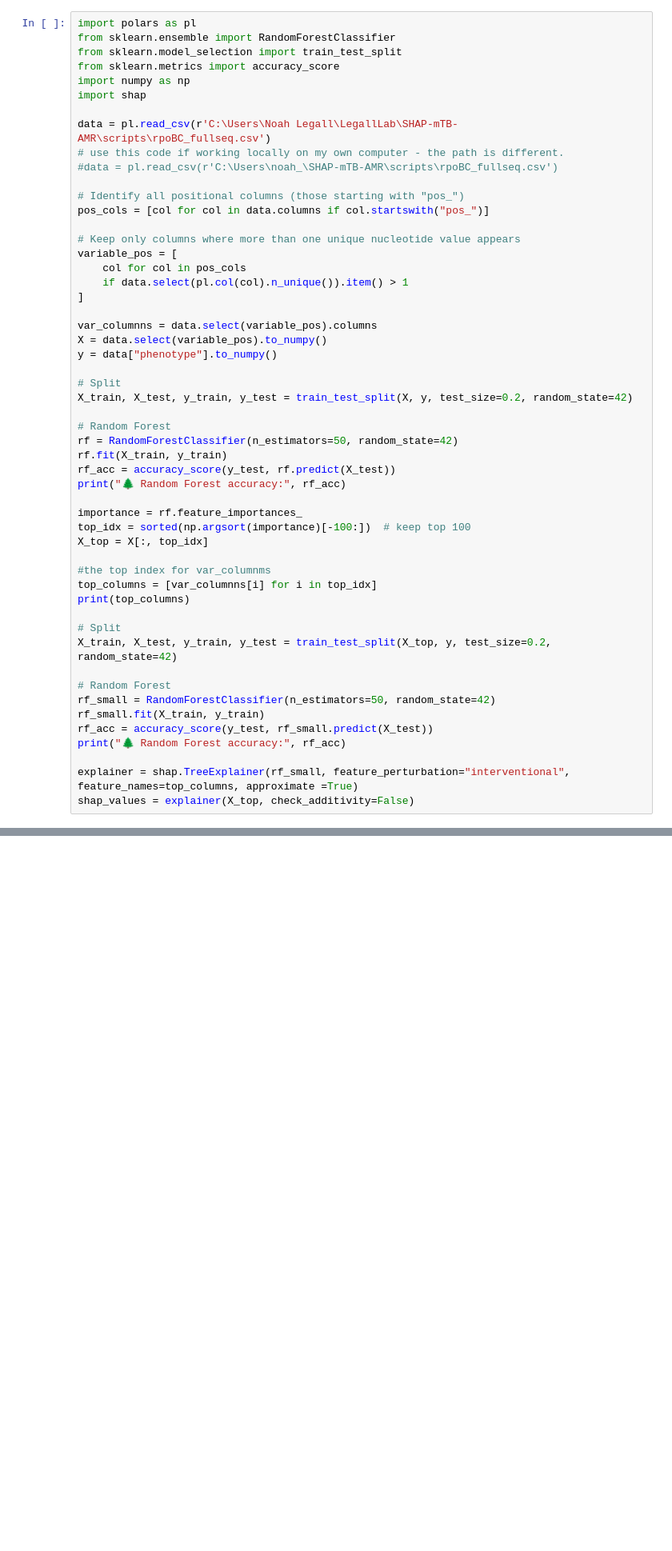
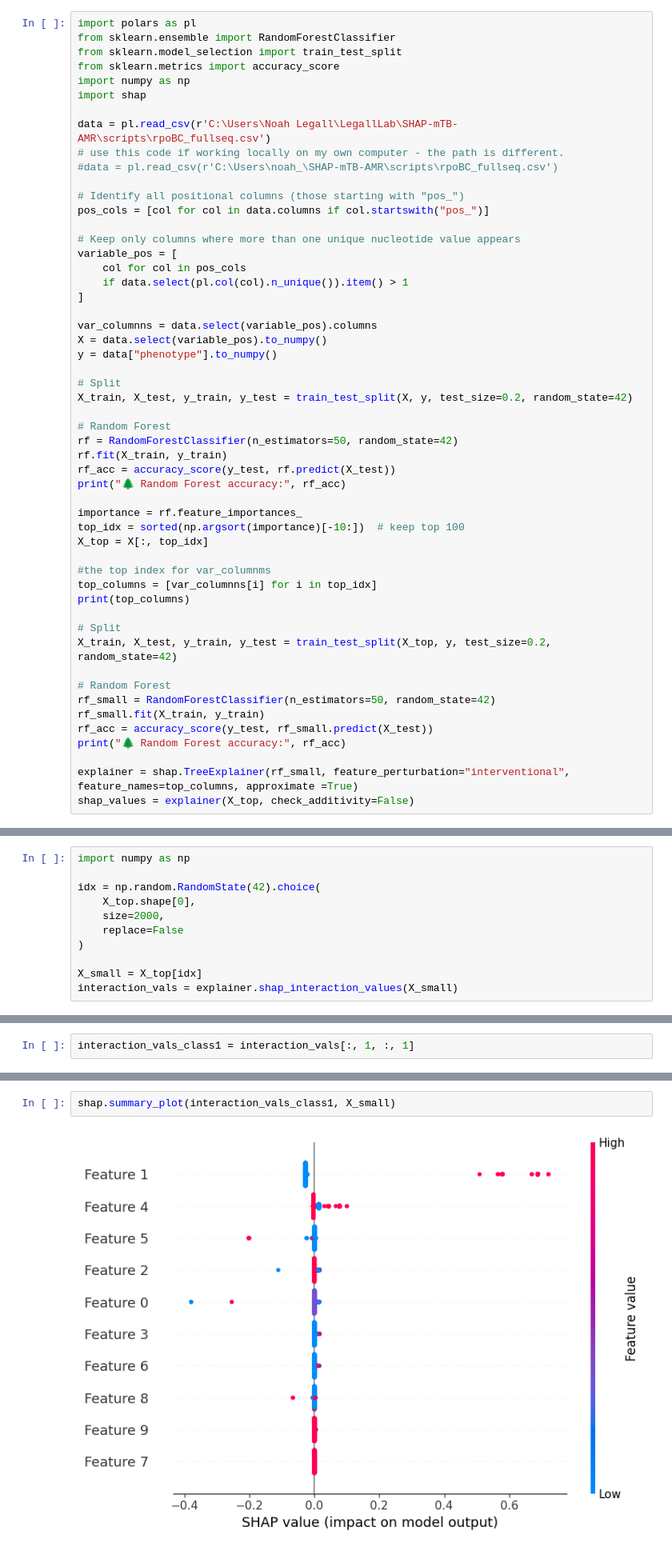
Before and after one commit to Legall-Lab/SHAP-mTB-AMR, a Jupyter notebook: scripts/interaction_analysis.ipynb, the cells around one changed output, grey strips where cells are left out. Shown at 80% size. Saved outputs shown, nothing was run; the diff lists cells and outputs as text; blank space fills up the shorter version.

Commit message:
made progress on the visualization of interactions

```diff
--- a/scripts/interaction_analysis.ipynb
+++ b/scripts/interaction_analysis.ipynb
@@ -33,7 +33,7 @@ rf_acc = accuracy_score(y_test, rf.predict(X_test))
 print("🌲 Random Forest accuracy:", rf_acc)
 
 importance = rf.feature_importances_
-top_idx = sorted(np.argsort(importance)[-100:])  # keep top 100
+top_idx = sorted(np.argsort(importance)[-10:])  # keep top 100
 X_top = X[:, top_idx]
 
 #the top index for var_columnms
@@ -53,0 +60,11 @@ shap_values = explainer(X_top, check_additivity=False)
+# %%
+import numpy as np
+
+idx = np.random.RandomState(42).choice(
+    X_top.shape[0],
+    size=2000,
+    replace=False
+)
+
+X_small = X_top[idx]
+interaction_vals = explainer.shap_interaction_values(X_small)
@@ -53,0 +93,2 @@ shap_values = explainer(X_top, check_additivity=False)
+# %%
+interaction_vals_class1 = interaction_vals[:, 1, :, 1]
@@ -53,0 +99,4 @@ shap_values = explainer(X_top, check_additivity=False)
+# %%
+shap.summary_plot(interaction_vals_class1, X_small)
+# %% [output]
+[figure, added]
```
Also changed, not shown: parts of 7 cells of this notebook, 1 other file.
